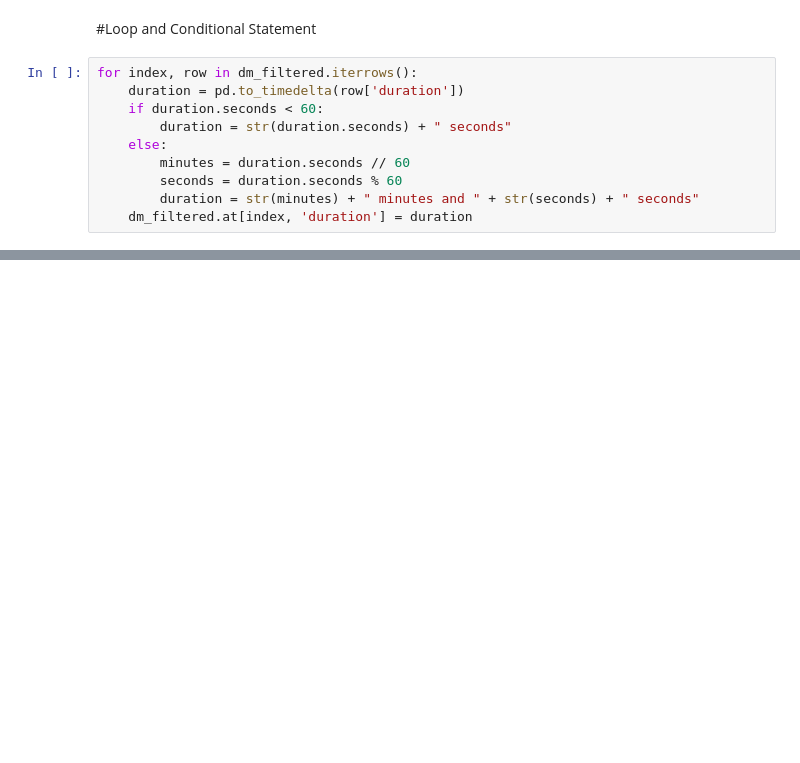
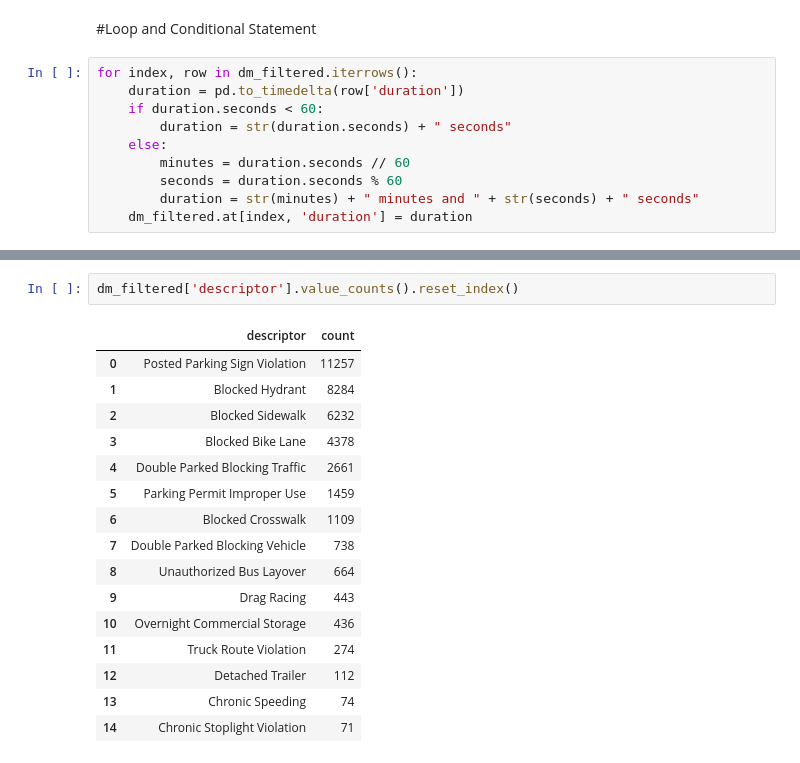
Before and after one commit to ssigman1/group4-nypd, a Jupyter notebook: final_analysis.ipynb, the cells around one changed output, grey strips where cells are left out. Cells and saved outputs as stored; diff of their text form; blank space fills up the shorter version.

```diff
--- a/final_analysis.ipynb
+++ b/final_analysis.ipynb
@@ -101,0 +231,19 @@ for index, row in dm_filtered.iterrows():
+# %%
+dm_filtered['descriptor'].value_counts().reset_index()
+# %% [output]
+|  | descriptor | count |
+| 0 | Posted Parking Sign Violation | 11257 |
+| 1 | Blocked Hydrant | 8284 |
+| 2 | Blocked Sidewalk | 6232 |
+| 3 | Blocked Bike Lane | 4378 |
+| 4 | Double Parked Blocking Traffic | 2661 |
+| 5 | Parking Permit Improper Use | 1459 |
+| 6 | Blocked Crosswalk | 1109 |
+| 7 | Double Parked Blocking Vehicle | 738 |
+| 8 | Unauthorized Bus Layover | 664 |
+| 9 | Drag Racing | 443 |
+| 10 | Overnight Commercial Storage | 436 |
+| 11 | Truck Route Violation | 274 |
+| 12 | Detached Trailer | 112 |
+| 13 | Chronic Speeding | 74 |
+| 14 | Chronic Stoplight Violation | 71 |
```
Also changed, not shown: parts of 51 cells of this notebook.
